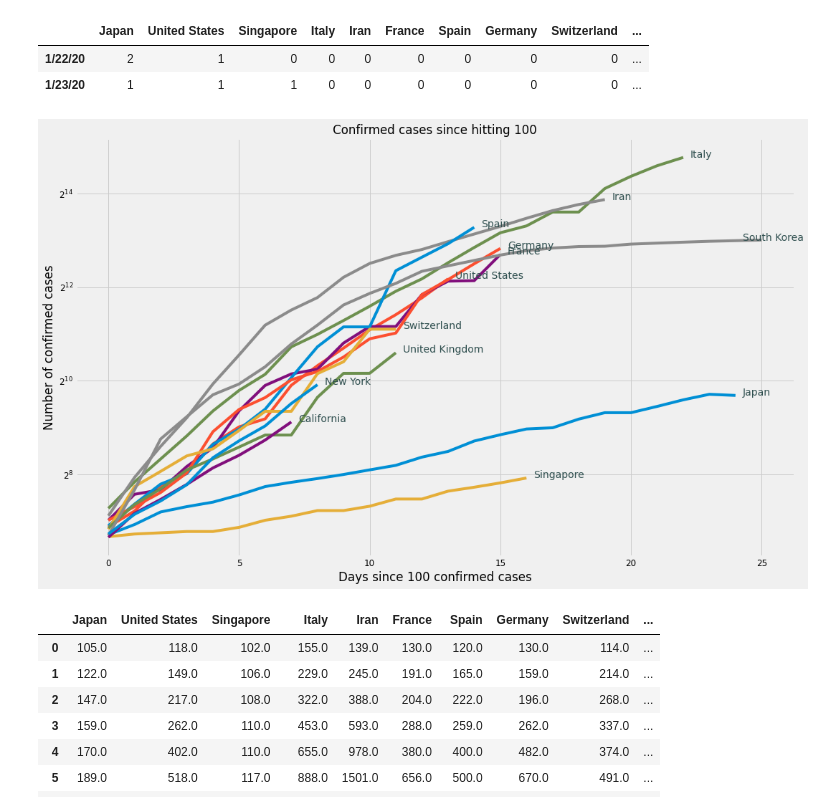
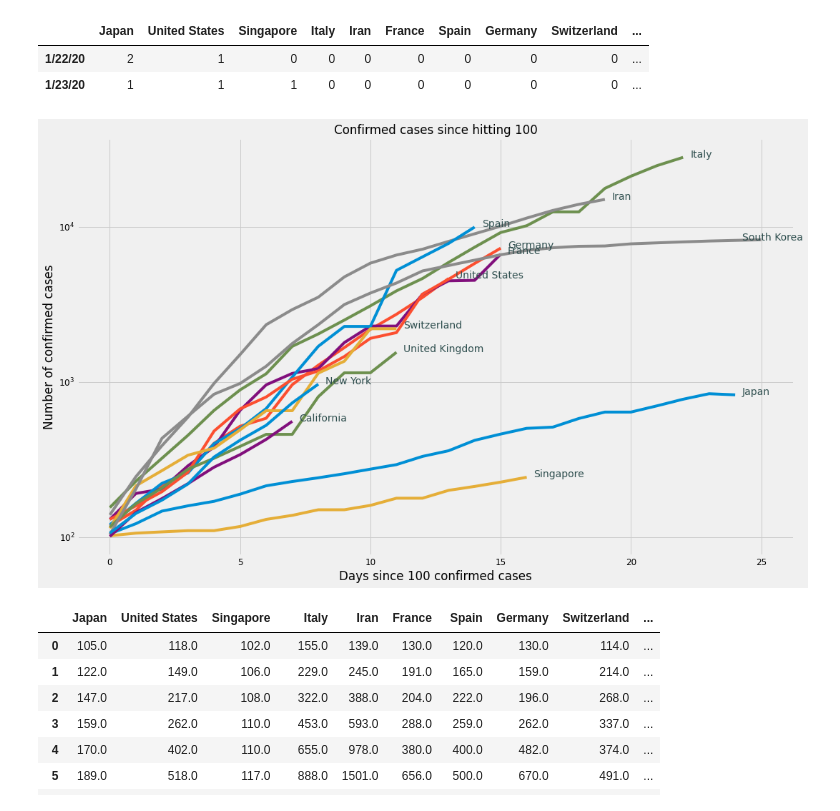
Before and after one commit to dyoung418/COVID-19, a Jupyter notebook: covid_california_analysis.ipynb, the cells around one changed output. Saved outputs shown, nothing was run; the diff lists cells and outputs as text; code cells hidden in the pictures.

```diff
--- a/covid_california_analysis.ipynb
+++ b/covid_california_analysis.ipynb
@@ -102,12 +104,13 @@ newdf.head(2)
 | 1/22/20 | 2 | 1 | 0 | 0 | 0 | 0 | 0 | 0 | 0 | ... |
 | 1/23/20 | 1 | 1 | 1 | 0 | 0 | 0 | 0 | 0 | 0 | ... |
 # %%
+daysSince = 100
 daysSince100 = pd.DataFrame(index=range(0,len(newdf.index)))
 for location in newdf.columns:
-    # create list of data once above 100
+    # create list of data once above 'daysSince'
     tempList = [newdf.loc[date, location]
                               for date in newdf[location].index
-                              if newdf.loc[date, location] > 100]
+                              if newdf.loc[date, location] > daysSince]
     # put that list in another list that has NaN's buffered out to length of the DataFrame
     tempListFilled = list()
     for index, _ in enumerate(daysSince100.index):
@@ -115,36 +118,36 @@ for location in newdf.columns:
             tempListFilled.append(tempList[index])
         else:
             tempListFilled.append(np.NaN)
     # add the buffered list to the dataframe as a new column
     daysSince100[location] = tempListFilled
 params = {'axes.titlesize':'48',
           'xtick.labelsize':'12',
           'ytick.labelsize':'12',
           'figure.figsize': (16,10),
          }
 #plt.rcParams['figure.figsize'] = 32, 20
 plt.rcParams.update(params)
 daysSince100 = daysSince100.dropna(axis=0, how='all')
 ax = daysSince100.plot(logy=True, legend=False)
-ax.set_yscale('log', basey=2)
-ax.set_title('Confirmed cases since hitting 100', fontsize='large')
+#ax.set_yscale('log', basey=2)
+ax.set_title('Confirmed cases since hitting {}'.format(daysSince), fontsize='large')
 ax.set_xlabel('Days since 100 confirmed cases', fontsize='large')
 ax.set_ylabel('Number of confirmed cases', fontsize='large')
 
 for location in newdf.columns:
     previous = 100
     for xdays, datapoint in enumerate(daysSince100[location]):
         if pd.isnull(datapoint) or (xdays == len(daysSince100[location])-1):
             ax.annotate(location, (xdays-1, previous),
                         xytext=(10,0),
                         textcoords='offset pixels',
                         family='sans-serif', fontsize=14, color='darkslategrey')
             break
         else:
             previous = datapoint
 plt.show()
 # %% [output]
-[figure, old version]
+[figure, new version]
 # %%
 daysSince100
 # %% [output]
```
Also changed, not shown: parts of 1 cell of this notebook.
